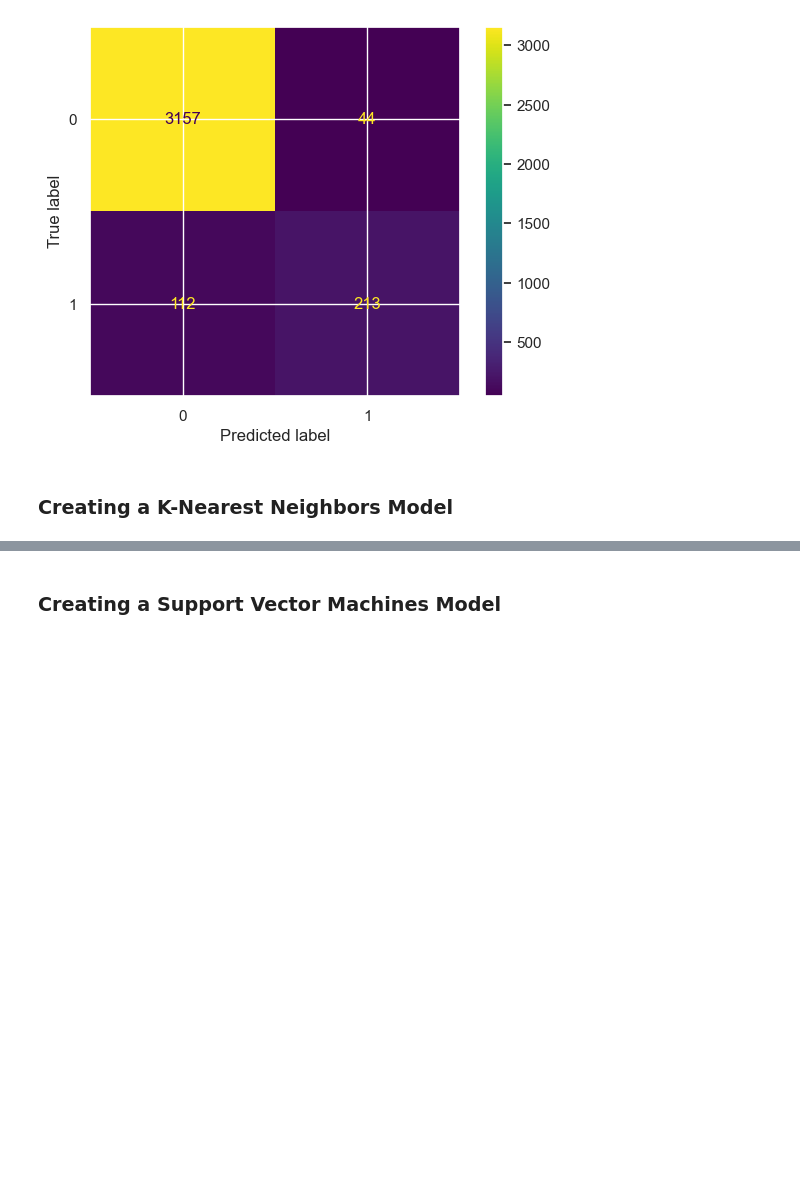
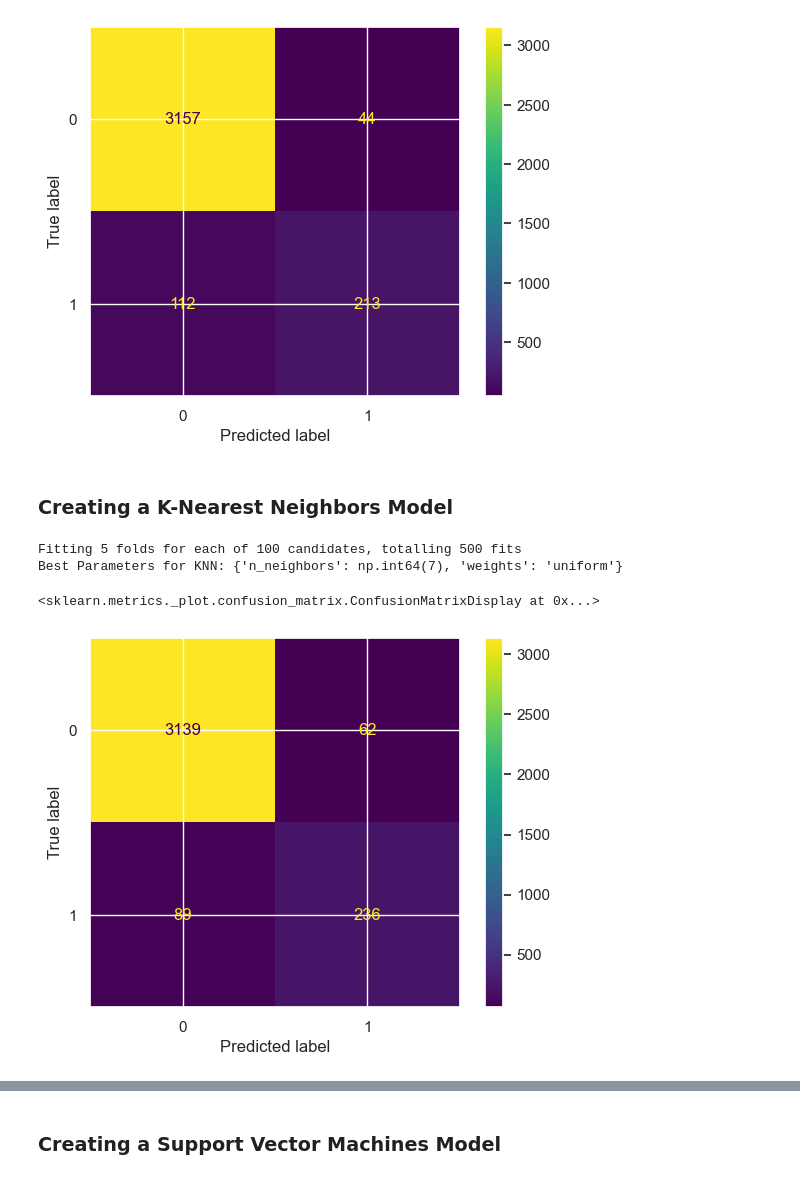
Before and after one commit to Mithunjack/365UpgradeAI, a Jupyter notebook: Machine Learning for User Classification Project/Machine Learning Project.ipynb, the cells around one changed output, grey strips where cells are left out. Drawn from its saved outputs; the diff is of its cells as text; code cells hidden in the pictures; blank space fills up the shorter version.

```diff
--- a/Machine Learning for User Classification Project/Machine Learning Project.ipynb
+++ b/Machine Learning for User Classification Project/Machine Learning Project.ipynb
@@ -331,0 +340,41 @@ disp.plot()
+# %%
+# Define the range of hyperparameters
+parameters_knn = {
+    'n_neighbors': np.arange(1, 51),  # Number of neighbors from 1 to 50
+    'weights': ['uniform', 'distance']  # Two types of weighting
+}
+# %%
+# Initialize the Grid Search with KNN classifier
+grid_search_knn = GridSearchCV(
+    KNeighborsClassifier(),  # Model to optimize
+    parameters_knn,          # Hyperparameter grid
+    scoring='accuracy',      # Optimize based on accuracy
+    cv=5,                    # 5-fold cross-validation
+    n_jobs=-1,               # Use all processors for parallel computation
+    verbose=1                # Show progress
+)
+# %%
+# Fit the grid search to training data
+grid_search_knn.fit(X_train_array, y_train_array)
+
+# Get the best model
+knn_clf = grid_search_knn.best_estimator_
+
+# Print the best parameters found
+print("Best Parameters for KNN:", grid_search_knn.best_params_)
+# %% [output]
+Fitting 5 folds for each of 100 candidates, totalling 500 fits
+Best Parameters for KNN: {'n_neighbors': np.int64(7), 'weights': 'uniform'}
+# %%
+# Predict on test data using the best KNN model
+y_test_pred_knn = knn_clf.predict(X_test_array)
+# %%
+# Compute confusion matrix
+cm_knn = confusion_matrix(y_test_array, y_test_pred_knn)
+
+# Display confusion matrix
+disp_knn = ConfusionMatrixDisplay(confusion_matrix=cm_knn)
+disp_knn.plot()
+# %% [output]
+<sklearn.metrics._plot.confusion_matrix.ConfusionMatrixDisplay at 0x...>
+[figure, added]
```
Also changed, not shown: parts of 3 cells of this notebook.
